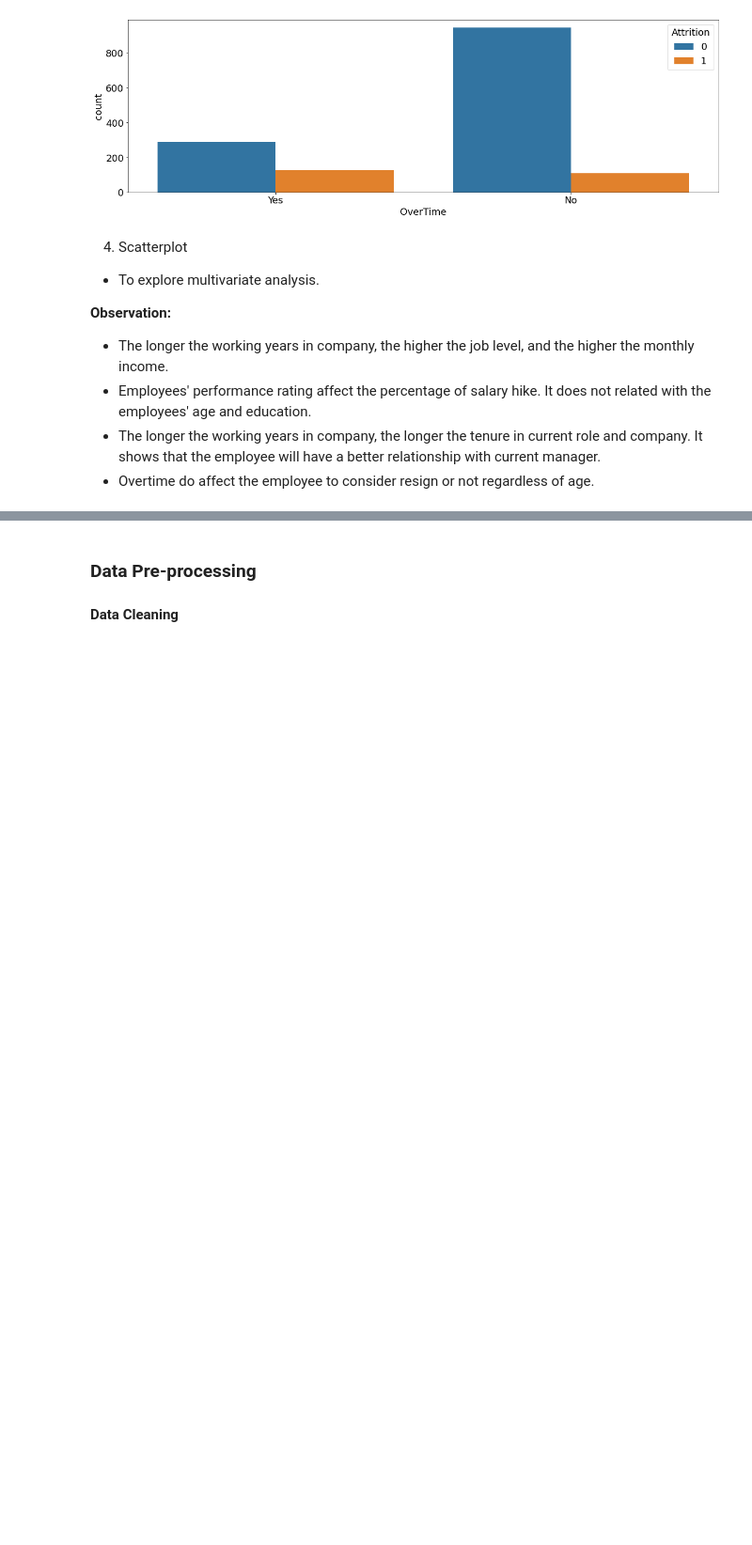
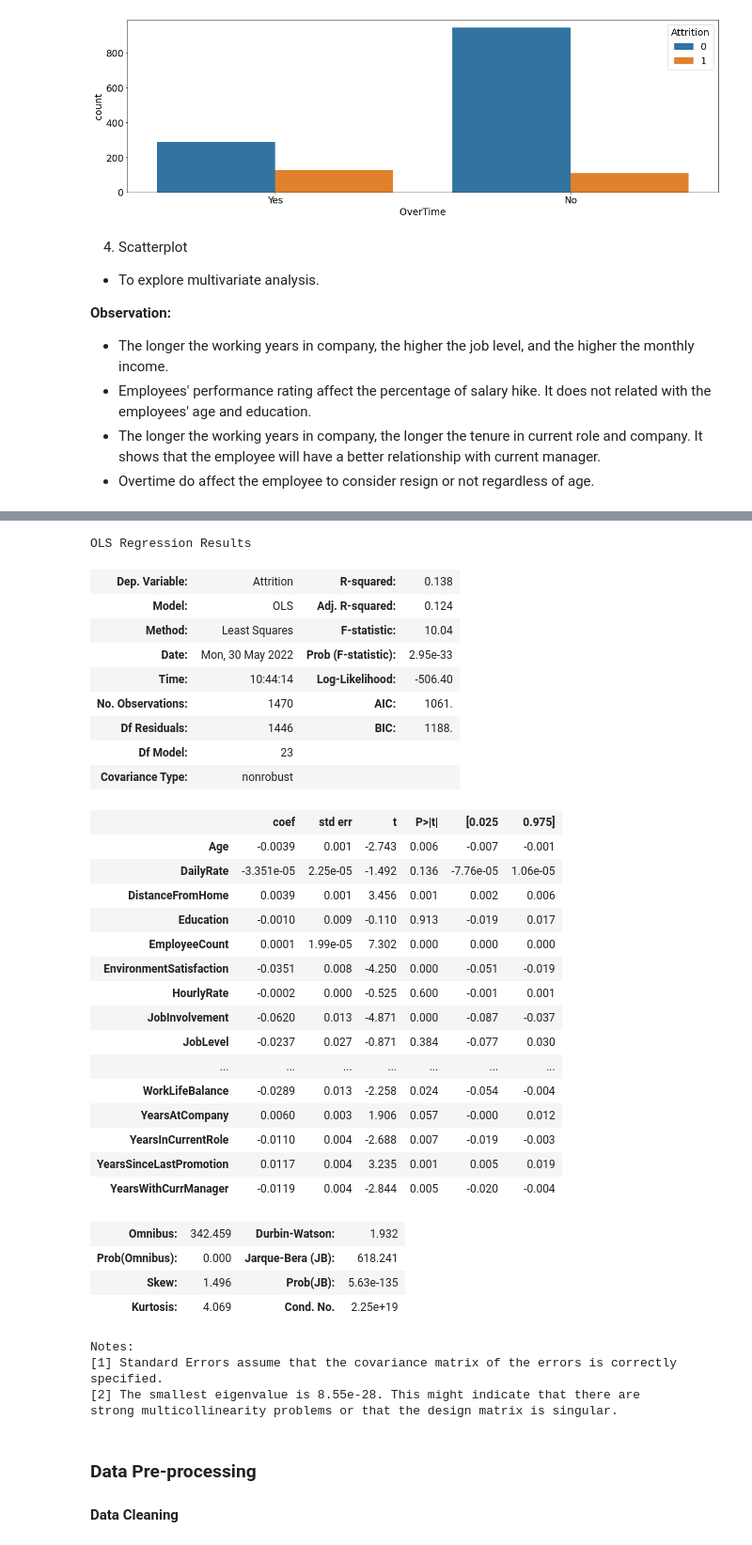
Before and after one commit to karlok818/Employee-Churn-Prediction, a Jupyter notebook: Data Analysis Group Project.ipynb, the cells around one changed output, grey strips where cells are left out. Shown at 94% size. Drawn from its saved outputs; the diff is of its cells as text; code cells hidden in the pictures; blank space fills up the shorter version.

Commit message:
feat(notebook): added statistical test

```diff
--- a/Data Analysis Group Project.ipynb
+++ b/Data Analysis Group Project.ipynb
@@ -425,3 +451,48 @@ for i, col in enumerate(categorical_df):
+# %%
+#Target
+target = ['Attrition']
+
+xs = dataset[numerical_val].drop(columns = 'Attrition')
+y = dataset[target]
+
+xs = sm.add_constant(xs)
+model = sm.OLS(y, xs).fit()
+model.summary()
+# %% [output]
+OLS Regression Results
+| Dep. Variable: | Attrition | R-squared: | 0.138 |
+| Model: | OLS | Adj. R-squared: | 0.124 |
+| Method: | Least Squares | F-statistic: | 10.04 |
+| Date: | Mon, 30 May 2022 | Prob (F-statistic): | 2.95e-33 |
+| Time: | 10:44:14 | Log-Likelihood: | -506.40 |
+| No. Observations: | 1470 | AIC: | 1061. |
+| Df Residuals: | 1446 | BIC: | 1188. |
+| Df Model: | 23 |  |  |
+| Covariance Type: | nonrobust |  |  |
+|  | coef | std err | t | P>|t| | [0.025 | 0.975] |
+| Age | -0.0039 | 0.001 | -2.743 | 0.006 | -0.007 | -0.001 |
+| DailyRate | -3.351e-05 | 2.25e-05 | -1.492 | 0.136 | -7.76e-05 | 1.06e-05 |
+| DistanceFromHome | 0.0039 | 0.001 | 3.456 | 0.001 | 0.002 | 0.006 |
+| Education | -0.0010 | 0.009 | -0.110 | 0.913 | -0.019 | 0.017 |
+| EmployeeCount | 0.0001 | 1.99e-05 | 7.302 | 0.000 | 0.000 | 0.000 |
+| EnvironmentSatisfaction | -0.0351 | 0.008 | -4.250 | 0.000 | -0.051 | -0.019 |
+| HourlyRate | -0.0002 | 0.000 | -0.525 | 0.600 | -0.001 | 0.001 |
+| JobInvolvement | -0.0620 | 0.013 | -4.871 | 0.000 | -0.087 | -0.037 |
+| JobLevel | -0.0237 | 0.027 | -0.871 | 0.384 | -0.077 | 0.030 |
+| ... | ... | ... | ... | ... | ... | ... |
+| WorkLifeBalance | -0.0289 | 0.013 | -2.258 | 0.024 | -0.054 | -0.004 |
+| YearsAtCompany | 0.0060 | 0.003 | 1.906 | 0.057 | -0.000 | 0.012 |
+| YearsInCurrentRole | -0.0110 | 0.004 | -2.688 | 0.007 | -0.019 | -0.003 |
+| YearsSinceLastPromotion | 0.0117 | 0.004 | 3.235 | 0.001 | 0.005 | 0.019 |
+| YearsWithCurrManager | -0.0119 | 0.004 | -2.844 | 0.005 | -0.020 | -0.004 |
+| Omnibus: | 342.459 | Durbin-Watson: | 1.932 |
+| Prob(Omnibus): | 0.000 | Jarque-Bera (JB): | 618.241 |
+| Skew: | 1.496 | Prob(JB): | 5.63e-135 |
+| Kurtosis: | 4.069 | Cond. No. | 2.25e+19 |
+Notes:
+[1] Standard Errors assume that the covariance matrix of the errors is correctly specified.
+[2] The smallest eigenvalue is 8.55e-28. This might indicate that there are
+strong multicollinearity problems or that the design matrix is singular.
 # %% [markdown]
 ### Data Pre-processing
 #### Data Cleaning
```
Also changed, not shown: parts of 22 cells of this notebook.
